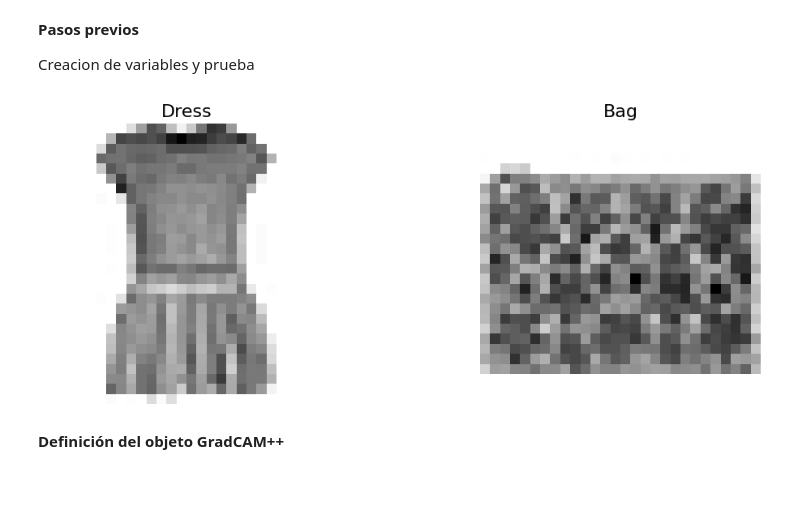
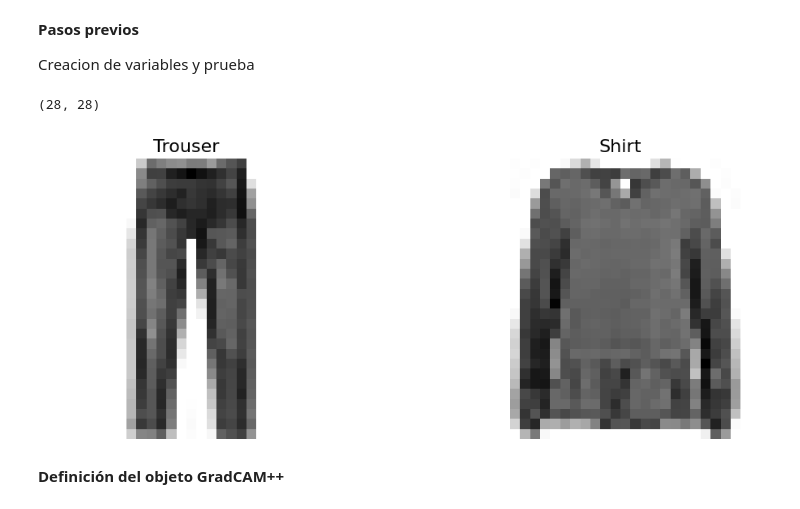
Before and after one commit to juansebastiangit/Inteligencia_artificial, a Jupyter notebook: Parciales/Parcial_1/parcial-1-sección-practica.ipynb, the cells around one changed output. Saved outputs shown, nothing was run; the diff lists cells and outputs as text; code cells hidden in the pictures.

```diff
--- a/Parciales/Parcial_1/parcial-1-sección-practica.ipynb
+++ b/Parciales/Parcial_1/parcial-1-sección-practica.ipynb
@@ -490,53 +489,53 @@ Creacion de variables y prueba
 # %%
 #Lo primero es definir las imagenes que se van a clasificar
 #Les ponemos un título
-img_titles=["Dress","Bag"]
+img_titles=["Trouser","Shirt"]
 
 #Dejo por acá porque es importante la lista con las clases y sus indices en fashion MNIST
 classes=["T-shirt/top","Trouser","Pullover","Dress","Coat","Sandal","Shirt","Sneaker","Bag","Ankle boot"]
 
 #Extraemos las imagenes que queremos clasificar
-#Primero un vestido
-dress_index = None
+index_1 = None
 for i, label in enumerate(y_train):
-    if label == 3:  # 3 es el indice de la clase vestido
-        dress_index = i
+    if label == 1:  # Definimos el indice de la clase que queremos verificar, en este caso revisare la peor y mejor clasificada
+        index_1 = i
         break
 
 # y guardamos la imagen en una variable
-if dress_index is not None:
-    dress_image = X_train[dress_index]
+if index_1 is not None:
+    image_1 = X_train[index_1]
 
-#Ahora lo mismo pero con un bolso
-bag_index = None
+#Igual para la otra clase
+index_2 = None
 for i, label in enumerate(y_train):
-    if label == 8:  # 8 es el indice de la clase bolso
-        bag_index = i
+    if label == 6:  # La otra clase que vamos a verificar
+        index_2 = i
         break
 
 # y guardamos la imagen en una variable
-if bag_index is not None:
-    bag_image = X_train[bag_index]
+if index_2 is not None:
+    image_2 = X_train[index_2]
 
 #Las imagenes ya estaban normalizadas, pero por conveniencia mejor centrarlas en 0
-dress_image=np.array(dress_image*2-1)
+image_1=np.array(image_1*2-1)
 
-bag_image=np.array(bag_image*2-1)
+image_2=np.array(image_2*2-1)
 
 
 #Creamos un arreglo de numpy con las imagenes
-images = np.array([dress_image,bag_image])
+images = np.array([image_1,image_2])
 
 # visualizamos las imagenes que vamos a utilizar
 f, ax = plt.subplots(nrows=1, ncols=2, figsize=(12, 4))
 for i, title in enumerate(img_titles):
     ax[i].set_title(title, fontsize=16)
     ax[i].imshow(images[i],cmap="binary")
     ax[i].axis('off')
 plt.tight_layout()
 plt.show()
 # %% [output]
+(28, 28)
-[figure, old version]
+[figure, new version]
 # %% [markdown]
 **Definición del objeto GradCAM++**
 # %% [markdown]
```
Also changed, not shown: parts of 9 cells of this notebook.
